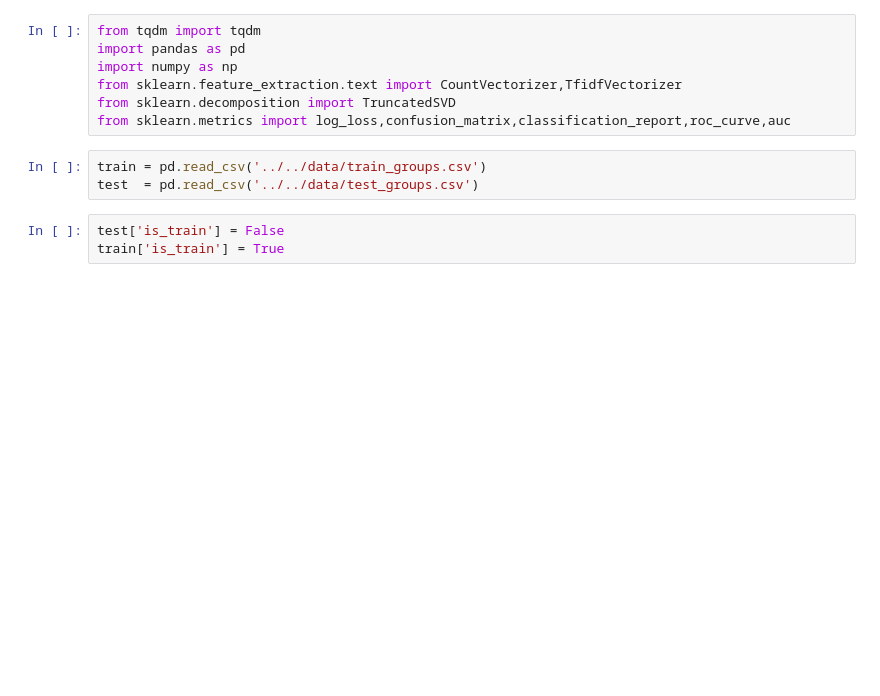
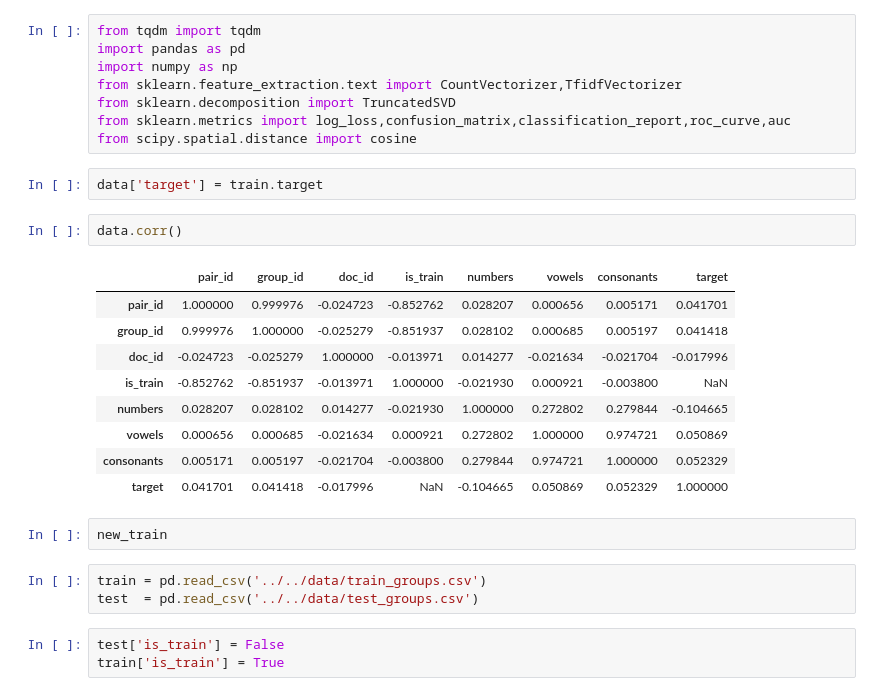
Before and after one commit to Bukhteev/Sphera_Project, a Jupyter notebook: Kirill/text_analiz.ipynb, the cells around one changed output. Drawn from its saved outputs; the diff is of its cells as text; blank space fills up the shorter version.

```diff
--- a/Kirill/text_analiz.ipynb
+++ b/Kirill/text_analiz.ipynb
@@ -5,6 +5,23 @@ import numpy as np
 from sklearn.feature_extraction.text import CountVectorizer,TfidfVectorizer
 from sklearn.decomposition import TruncatedSVD
 from sklearn.metrics import log_loss,confusion_matrix,classification_report,roc_curve,auc
+from scipy.spatial.distance import cosine
+# %%
+data['target'] = train.target
+# %%
+data.corr()
+# %% [output]
+|  | pair_id | group_id | doc_id | is_train | numbers | vowels | consonants | target |
+| pair_id | 1.000000 | 0.999976 | -0.024723 | -0.852762 | 0.028207 | 0.000656 | 0.005171 | 0.041701 |
+| group_id | 0.999976 | 1.000000 | -0.025279 | -0.851937 | 0.028102 | 0.000685 | 0.005197 | 0.041418 |
+| doc_id | -0.024723 | -0.025279 | 1.000000 | -0.013971 | 0.014277 | -0.021634 | -0.021704 | -0.017996 |
+| is_train | -0.852762 | -0.851937 | -0.013971 | 1.000000 | -0.021930 | 0.000921 | -0.003800 | NaN |
+| numbers | 0.028207 | 0.028102 | 0.014277 | -0.021930 | 1.000000 | 0.272802 | 0.279844 | -0.104665 |
+| vowels | 0.000656 | 0.000685 | -0.021634 | 0.000921 | 0.272802 | 1.000000 | 0.974721 | 0.050869 |
+| consonants | 0.005171 | 0.005197 | -0.021704 | -0.003800 | 0.279844 | 0.974721 | 1.000000 | 0.052329 |
+| target | 0.041701 | 0.041418 | -0.017996 | NaN | -0.104665 | 0.050869 | 0.052329 | 1.000000 |
+# %%
+new_train
 # %%
 train = pd.read_csv('../../data/train_groups.csv')
 test  = pd.read_csv('../../data/test_groups.csv')
```
Also changed, not shown: parts of 86 cells of this notebook, 1 other file.
